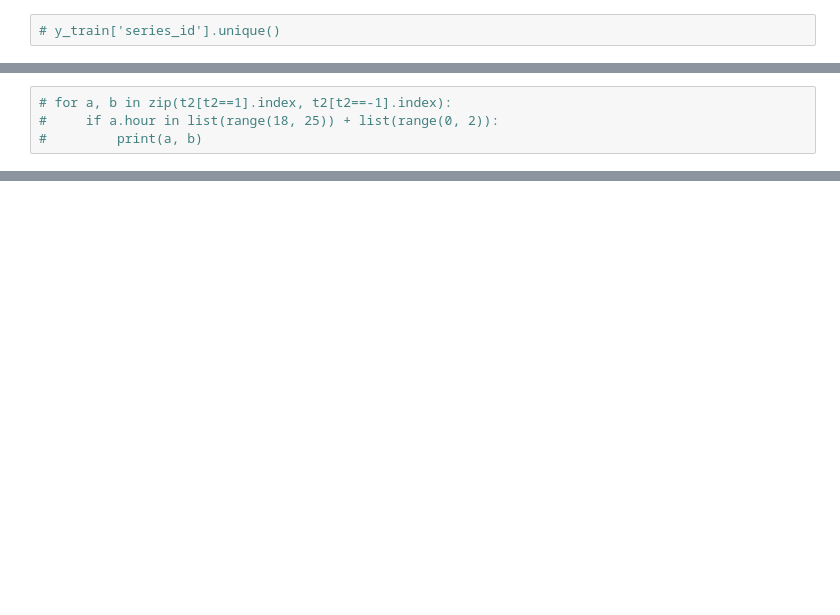
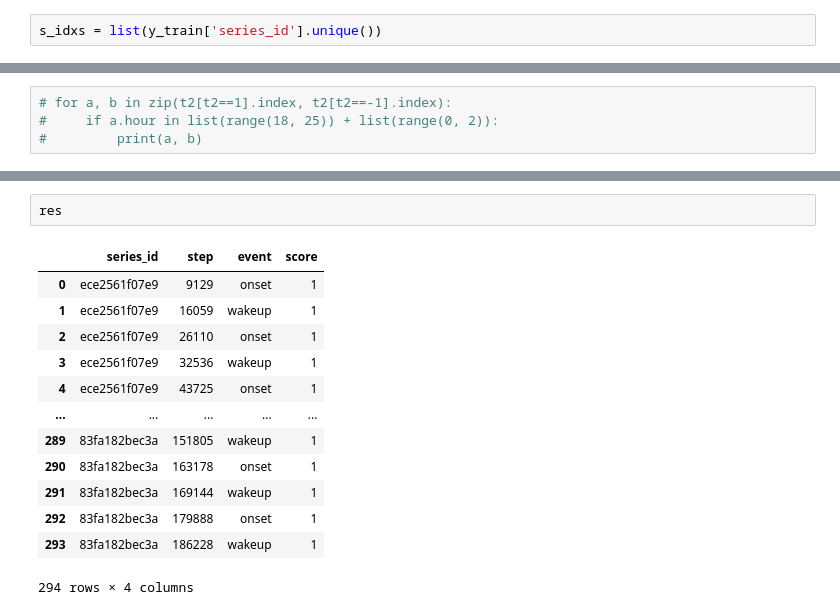
Before and after one commit to Matmozaur/Kaggle_projects, a Jupyter notebook: Detect Sleep States/Basic_analysis.ipynb, the cells around one changed output, grey strips where cells are left out. Cells and saved outputs as stored; diff of their text form; blank space fills up the shorter version.

```diff
--- a/Detect Sleep States/Basic_analysis.ipynb
+++ b/Detect Sleep States/Basic_analysis.ipynb
@@ -16,2 +13,2 @@ y_train = pl.read_csv(BASE_PATH+'train_events.csv')
 # %%
-# y_train['series_id'].unique()
+s_idxs = list(y_train['series_id'].unique())
@@ -143,0 +134,16 @@ shape: (6, 5)
+# %%
+res
+# %% [output]
+|  | series_id | step | event | score |
+| 0 | ece2561f07e9 | 9129 | onset | 1 |
+| 1 | ece2561f07e9 | 16059 | wakeup | 1 |
+| 2 | ece2561f07e9 | 26110 | onset | 1 |
+| 3 | ece2561f07e9 | 32536 | wakeup | 1 |
+| 4 | ece2561f07e9 | 43725 | onset | 1 |
+| ... | ... | ... | ... | ... |
+| 289 | 83fa182bec3a | 151805 | wakeup | 1 |
+| 290 | 83fa182bec3a | 163178 | onset | 1 |
+| 291 | 83fa182bec3a | 169144 | wakeup | 1 |
+| 292 | 83fa182bec3a | 179888 | onset | 1 |
+| 293 | 83fa182bec3a | 186228 | wakeup | 1 |
+294 rows × 4 columns
```
Also changed, not shown: parts of 27 cells of this notebook, 1 other file.
